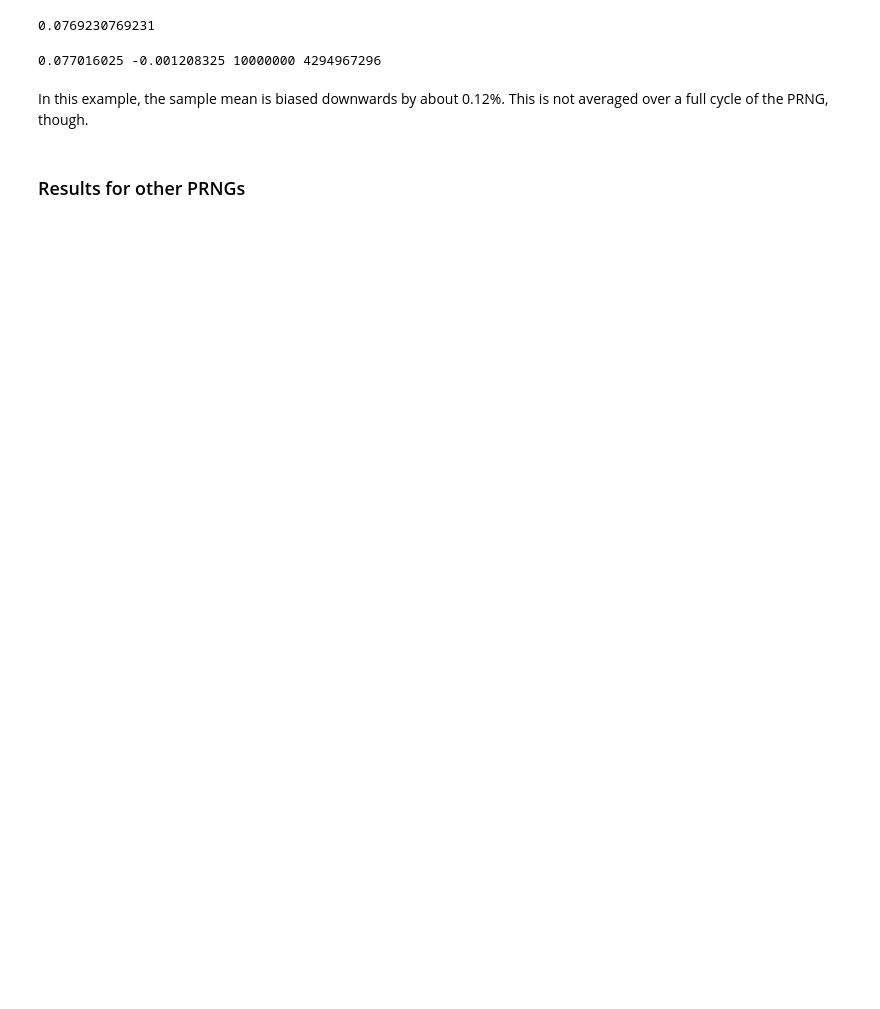
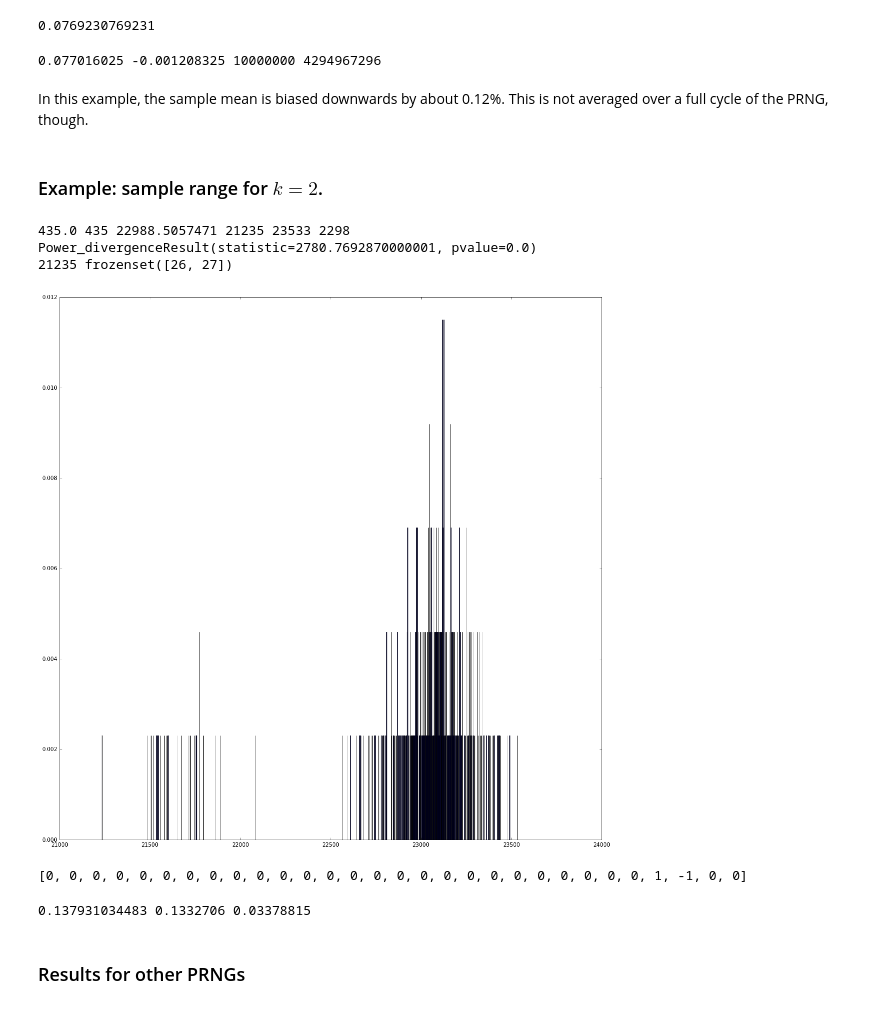
Before and after one commit to pbstark/pseudorandom, a Jupyter notebook: sample_counter.ipynb, the cells around one changed output. Drawn from its saved outputs; the diff is of its cells as text; code cells hidden in the pictures; blank space fills up the shorter version.

Commit message:
cleanup after UCB talk; added range of 30C2 calc

```diff
--- a/sample_counter.ipynb
+++ b/sample_counter.ipynb
@@ -950,6 +1018,68 @@ print samMean, (popMean-samMean)/popMean, totCnt, 2**32
 0.077016025 -0.001208325 10000000 4294967296
 # %% [markdown]
 In this example, the sample mean is biased downwards by about 0.12%. This is not averaged over a full cycle of the PRNG, though.
+# %% [markdown]
+### Example: sample range for $k=2$.
+# %%
+# RANDU
+reps = int(10**7)
+
+n = 30
+k = 2
+
+lcg = lcgRandom(seed=100) # set seed of RANDU to 100
+uniqueSamples = dict()
+
+for i in xrange(reps):
+    sam = frozenset(PIKK(n, k, lcg))
+    if sam in uniqueSamples:
+        uniqueSamples[sam] += 1
+    else:
+        uniqueSamples[sam] = 1
+# %%
+maxct = np.amax(uniqueSamples.values())
+minct = np.amin(uniqueSamples.values())
+vals = sp.special.binom(n,k)
+obsVals = len(uniqueSamples)
+eCt = reps/vals
+print vals, obsVals, eCt, minct, maxct, maxct-minct
+print sp.stats.chisquare(uniqueSamples.values(), axis=None)
+ns, bins, patches = plt.hist(uniqueSamples.values(), maxct-minct+1, normed=1, facecolor='blue', alpha=0.75)
+plt.rcParams['figure.figsize'] = (18.0, 18.0)
+minFreq = np.argmin(uniqueSamples.values())
+print uniqueSamples.values()[minFreq], uniqueSamples.keys()[minFreq]
+# %% [output]
+435.0 435 22988.5057471 21235 23533 2298
+Power_divergenceResult(statistic=2780.7692870000001, pvalue=0.0)
+21235 frozenset([26, 27])
+[figure, added]
+# %%
+x = [0]*n
+i = 0
+for k in uniqueSamples.keys()[minFreq]: # set extremes to +/-1
+    x[k]= (-1)**i
+    i = i+1
+print x
+# %% [output]
+[0, 0, 0, 0, 0, 0, 0, 0, 0, 0, 0, 0, 0, 0, 0, 0, 0, 0, 0, 0, 0, 0, 0, 0, 0, 0, 1, -1, 0, 0]
+# %%
+# distribution of range:
+# 2 with probability 1/(30C2)
+# 1 with probability 2C1*28C1/(30C2)
+# 0 with probability 28C2/(30C2)
+
+eRange = (2*2 + 2*28 + 0)/sp.special.binom(30,2)
+
+m = 0
+totCnt = 0
+for sam, cnt in uniqueSamples.items():
+    m += np.ptp([x[i] for i in sam])*cnt
+    totCnt += cnt
+
+samRange = m/totCnt
+print eRange, samRange, (eRange-samRange)/eRange
+# %% [output]
+0.137931034483 0.1332706 0.03378815
 # %% [markdown]
 ### Results for other PRNGs
 # %%
```
Also changed, not shown: parts of 92 cells of this notebook.
